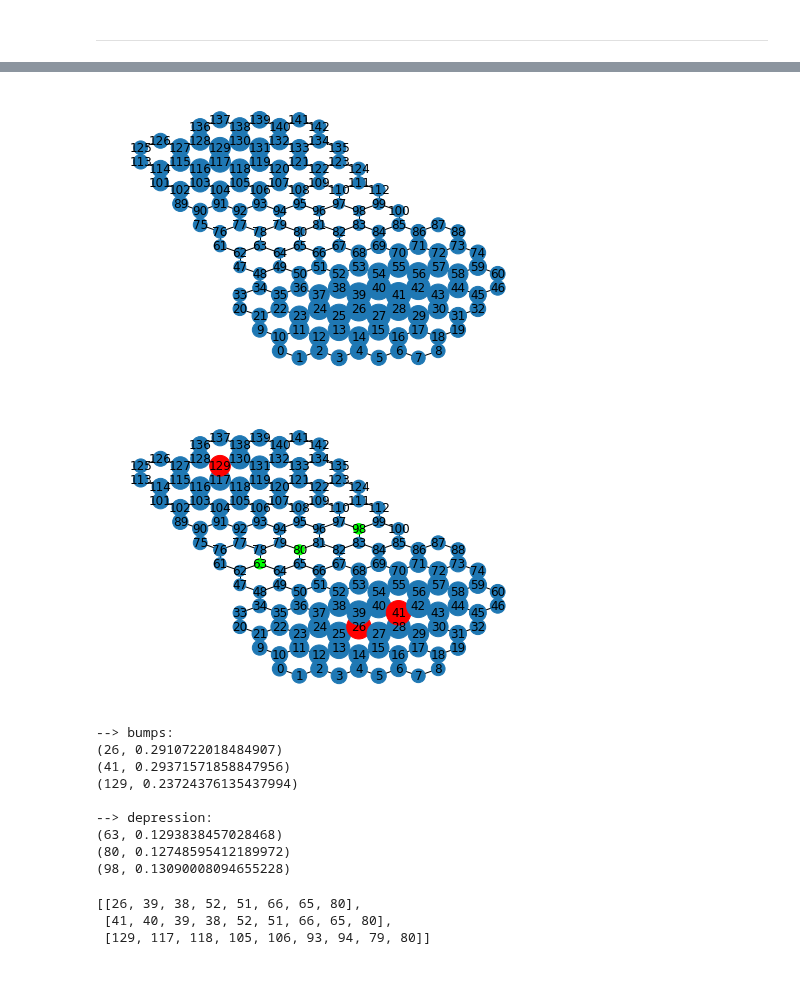
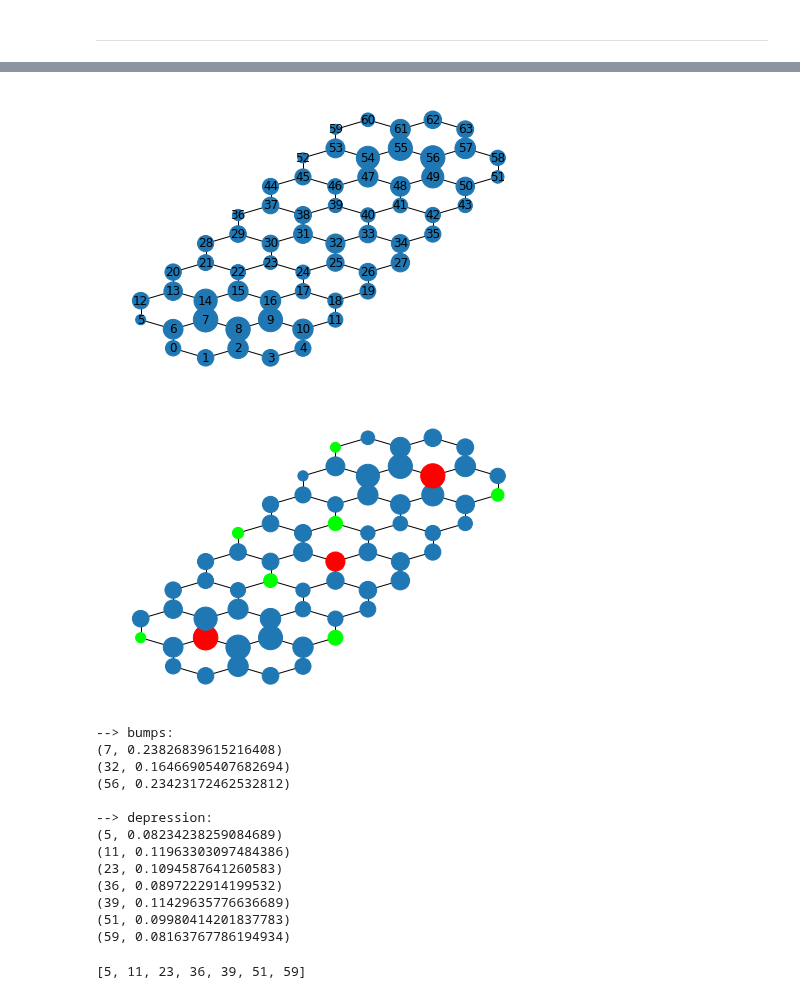
Before and after one commit to udaykusupati/ActuationUmbrellaMeshes, a Jupyter notebook: python/actuation_experiments/path_vizualise.ipynb, the cells around one changed output, grey strips where cells are left out. Drawn from its saved outputs; the diff is of its cells as text; code cells hidden in the pictures.

```diff
--- a/python/actuation_experiments/path_vizualise.ipynb
+++ b/python/actuation_experiments/path_vizualise.ipynb
@@ -30,7 +24,7 @@ from mesh_paths import  saddle_path,  igloo_coars_path, \
                         peanut_path,  lilium_path,      \
                         hive_path,    trililium_path
 # %%
-mesh_path = squid_path
+mesh_path = peanut_path
 # %% [markdown]
 ---
 # %%
@@ -50,4 +43,4 @@ graph = dp.create_graph(connectivity, curr_um)
 # %%
 dp.draw_height(graph, pos, with_labels=True)
 # %% [output]
-[figure, old version]
+[figure, new version]
@@ -58,0 +47,4 @@ bumps, depressions = dp.find_extrems(graph, surroundings=surroundings, drop_extr
+# %%
+drop_extrems_at_boundary = False  # default False
+drop_boudary             = False  # default False
+surroundings             = True   # default True -> extrem not compare to direct neighbors, but rather compared to its surroundings
@@ -59,24 +53,26 @@ bumps, depressions = dp.find_extrems(graph, surroundings=surroundings, drop_extr
 # %%
 # draw extrem points (bumps are red and depression are green)
-dp.draw_height_extrems(graph, pos, bumps, depressions, with_labels=True)
+dp.draw_height_extrems(graph, pos, bumps, depressions, with_labels=False)
 print_bumps_depressions(graph, bumps, depressions)
 # %% [output]
-[figure, old version]
+[figure, new version]
 --> bumps:
-(26, 0.2910722018484907)
-(41, 0.29371571858847956)
-(129, 0.23724376135437994)
+(7, 0.23826839615216408)
+(32, 0.16466905407682694)
+(56, 0.23423172462532812)
 
 --> depression:
-(63, 0.1293838457028468)
-(80, 0.12748595412189972)
-(98, 0.13090008094655228)
+(5, 0.08234238259084689)
+(11, 0.11963303097484386)
+(23, 0.1094587641260583)
+(36, 0.0897222914199532)
+(39, 0.11429635776636689)
+(51, 0.09980414201837783)
+(59, 0.08163767786194934)
-# %%
-paths = dp.shortes_paths(graph, bumps, depressions); paths
-# %% [output]
-[[26, 39, 38, 52, 51, 66, 65, 80],
- [41, 40, 39, 38, 52, 51, 66, 65, 80],
- [129, 117, 118, 105, 106, 93, 94, 79, 80]]
+# %%
+depressions
+# %% [output]
+[5, 11, 23, 36, 39, 51, 59]
 # %%
 # raise NotImplementedError('stop `run all` here to select some depressions in next cell')
 # %%
```
Also changed, not shown: parts of 20 cells of this notebook, 4 other files.
